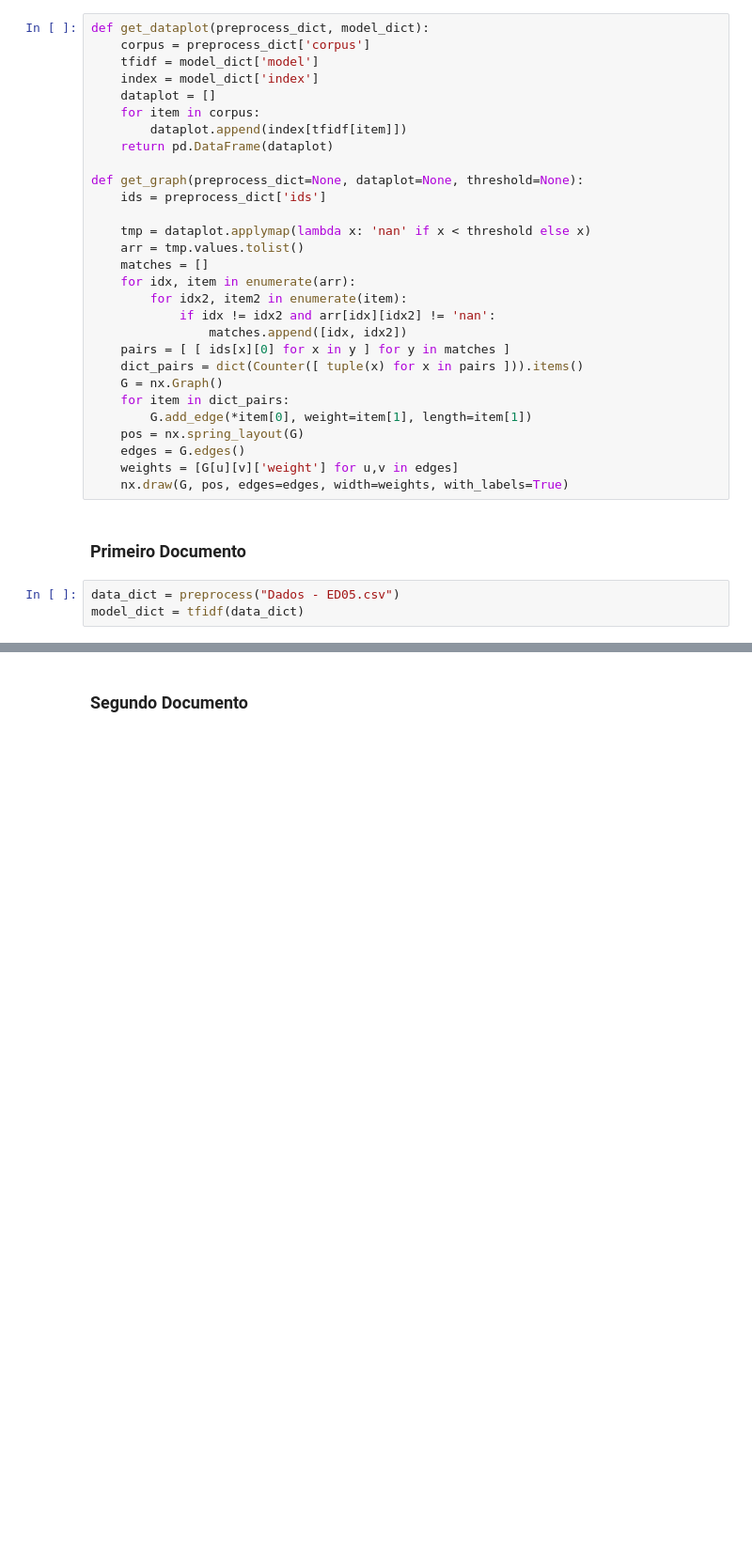
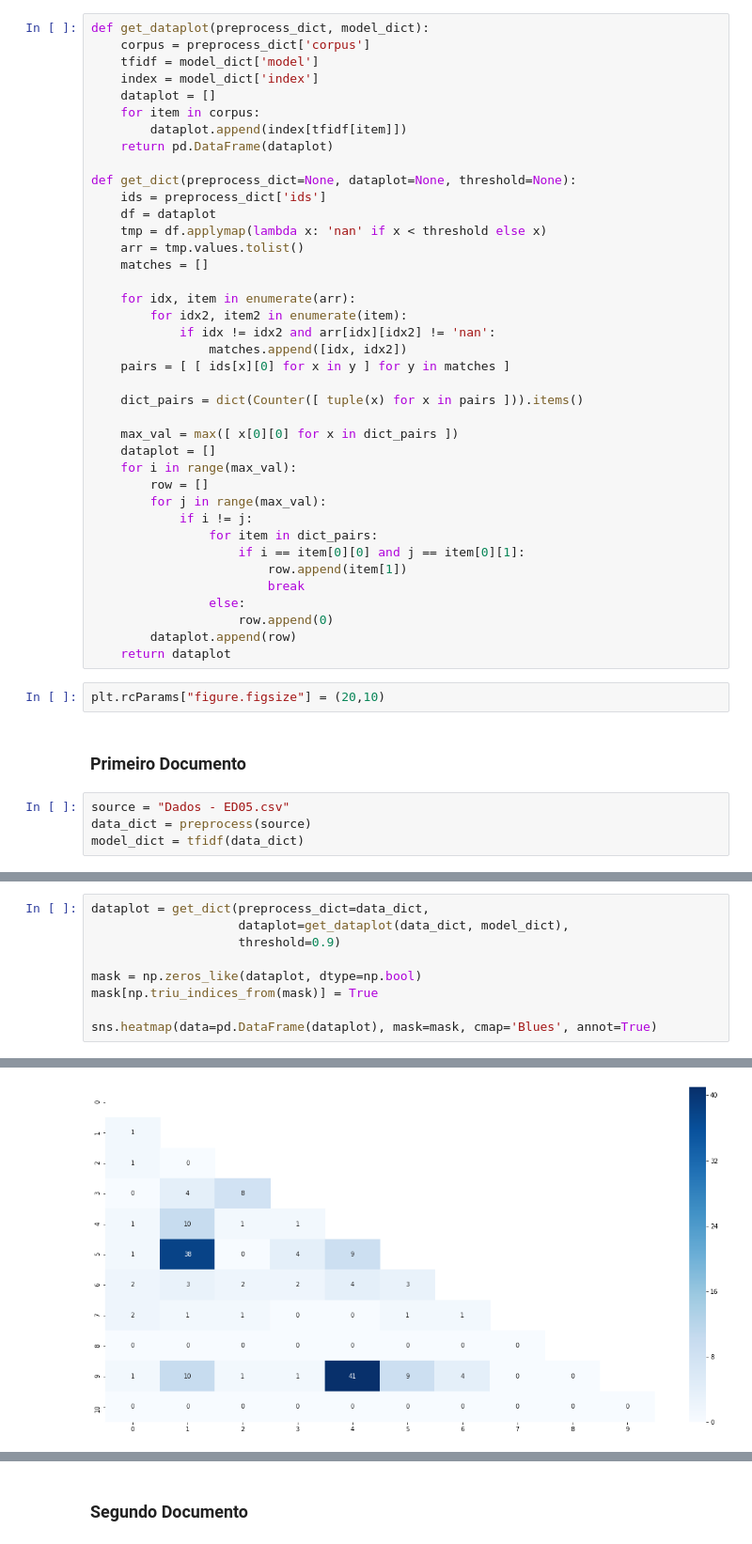
Before and after one commit to luanagbmartins/inteligencia-artificial, a Jupyter notebook: Módulo 6 - Processamento de Linguagem Natural/AP_06_ LuanaGuedes_RuanChaves_ThiagoMonteles-Copy1.ipynb, the cells around one changed output, grey strips where cells are left out. Shown at 94% size. Cells and saved outputs as stored; diff of their text form; blank space fills up the shorter version.

```diff
--- a/Módulo 6 - Processamento de Linguagem Natural/AP_06_ LuanaGuedes_RuanChaves_ThiagoMonteles-Copy1.ipynb
+++ b/Módulo 6 - Processamento de Linguagem Natural/AP_06_ LuanaGuedes_RuanChaves_ThiagoMonteles-Copy1.ipynb
@@ -244,27 +250,40 @@ def get_dataplot(preprocess_dict, model_dict):
         dataplot.append(index[tfidf[item]])
     return pd.DataFrame(dataplot)
 
-def get_graph(preprocess_dict=None, dataplot=None, threshold=None):
+def get_dict(preprocess_dict=None, dataplot=None, threshold=None):
     ids = preprocess_dict['ids']
-
-    tmp = dataplot.applymap(lambda x: 'nan' if x < threshold else x)
+    df = dataplot
+    tmp = df.applymap(lambda x: 'nan' if x < threshold else x)
     arr = tmp.values.tolist()
     matches = []
+
     for idx, item in enumerate(arr):
         for idx2, item2 in enumerate(item):
             if idx != idx2 and arr[idx][idx2] != 'nan':
                 matches.append([idx, idx2])
     pairs = [ [ ids[x][0] for x in y ] for y in matches ]
+
     dict_pairs = dict(Counter([ tuple(x) for x in pairs ])).items()
-    G = nx.Graph()
-    for item in dict_pairs:
-        G.add_edge(*item[0], weight=item[1], length=item[1])
-    pos = nx.spring_layout(G)
-    edges = G.edges()
-    weights = [G[u][v]['weight'] for u,v in edges]
-    nx.draw(G, pos, edges=edges, width=weights, with_labels=True)
+
+    max_val = max([ x[0][0] for x in dict_pairs ])
+    dataplot = []
+    for i in range(max_val):
+        row = []
+        for j in range(max_val):
+            if i != j:
+                for item in dict_pairs:
+                    if i == item[0][0] and j == item[0][1]:
+                        row.append(item[1])
+                        break
+                else:
+                    row.append(0)
+        dataplot.append(row)
+    return dataplot
+# %%
+plt.rcParams["figure.figsize"] = (20,10)
 # %% [markdown]
 ### Primeiro Documento
 # %%
-data_dict = preprocess("Dados - ED05.csv")
+source = "Dados - ED05.csv"
+data_dict = preprocess(source)
 model_dict = tfidf(data_dict)
@@ -281,0 +290,10 @@ NameError: name 'nx' is not defined
+# %%
+dataplot = get_dict(preprocess_dict=data_dict,
+                    dataplot=get_dataplot(data_dict, model_dict),
+                    threshold=0.9)
+
+mask = np.zeros_like(dataplot, dtype=np.bool)
+mask[np.triu_indices_from(mask)] = True
+
+sns.heatmap(data=pd.DataFrame(dataplot), mask=mask, cmap='Blues', annot=True)
+# %% [output]
@@ -281,0 +301 @@ NameError: name 'nx' is not defined
+[figure, added]
```
Also changed, not shown: parts of 23 cells of this notebook, 1 other file.
